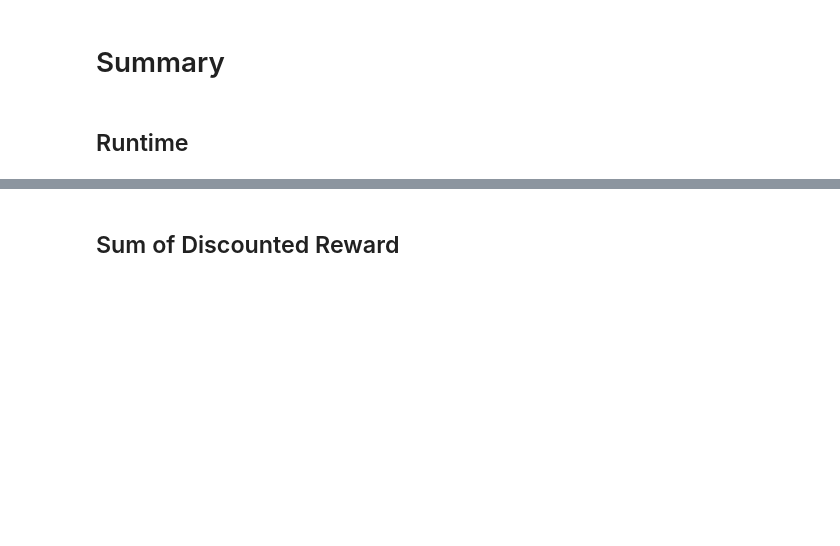
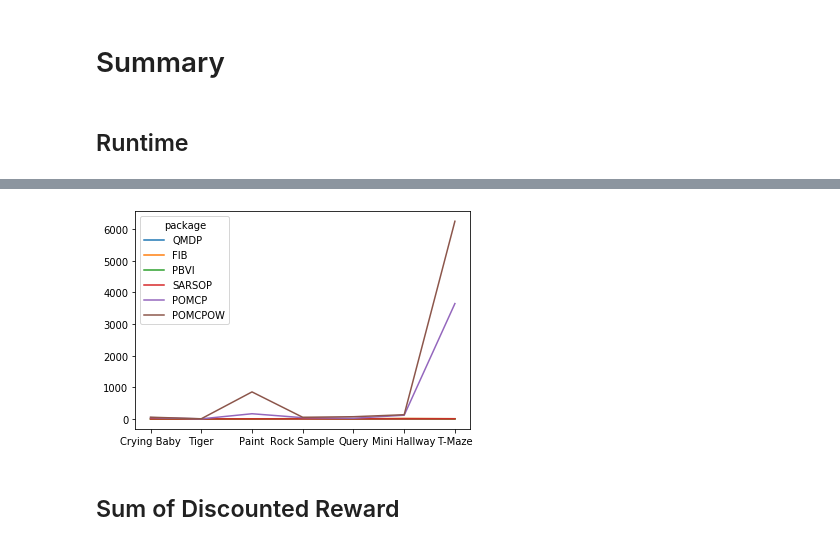
Before and after one commit to aliceyshu/8010_project, a Jupyter notebook: results/summary_results.ipynb, the cells around one changed output, grey strips where cells are left out. Saved outputs shown, nothing was run; the diff lists cells and outputs as text; code cells hidden in the pictures; blank space fills up the shorter version.

```diff
--- a/results/summary_results.ipynb
+++ b/results/summary_results.ipynb
@@ -394,0 +412,4 @@ concatenated1.style.format('{:.4f}').background_gradient(axis=0,cmap="Pastel2").
+# %%
+lines = concatenated1.T.plot.line()
+# %% [output]
+[figure, added]
```
Also changed, not shown: parts of 17 cells of this notebook, 19 other files.
